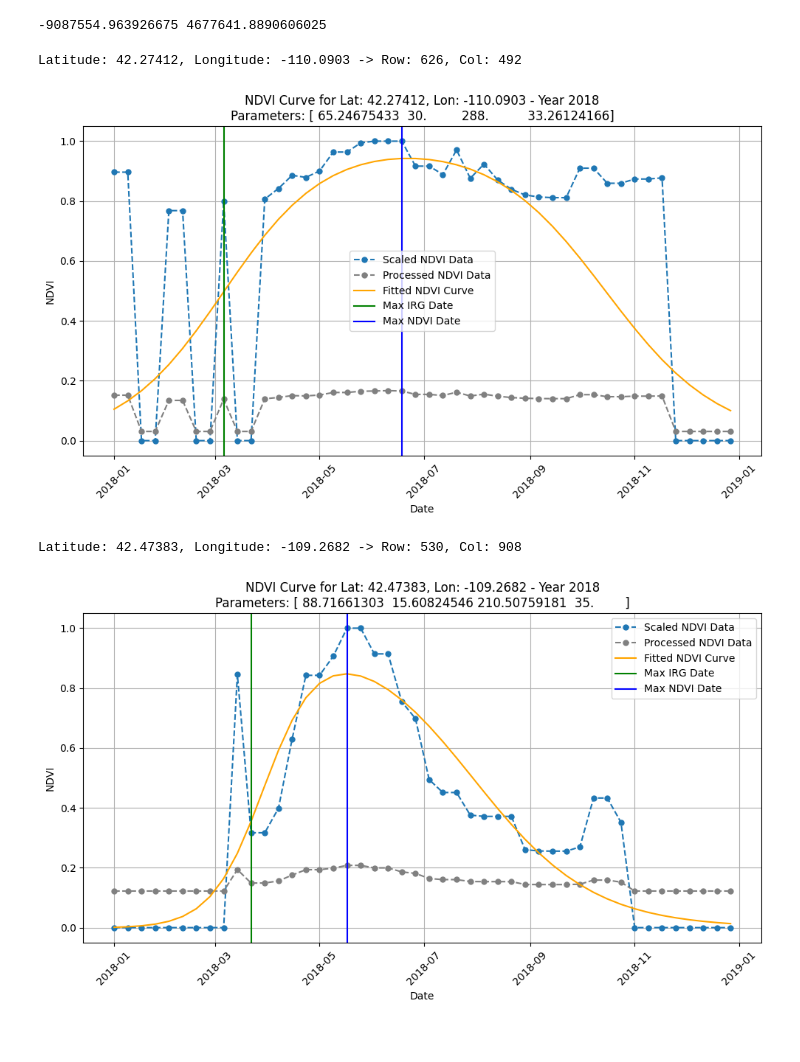
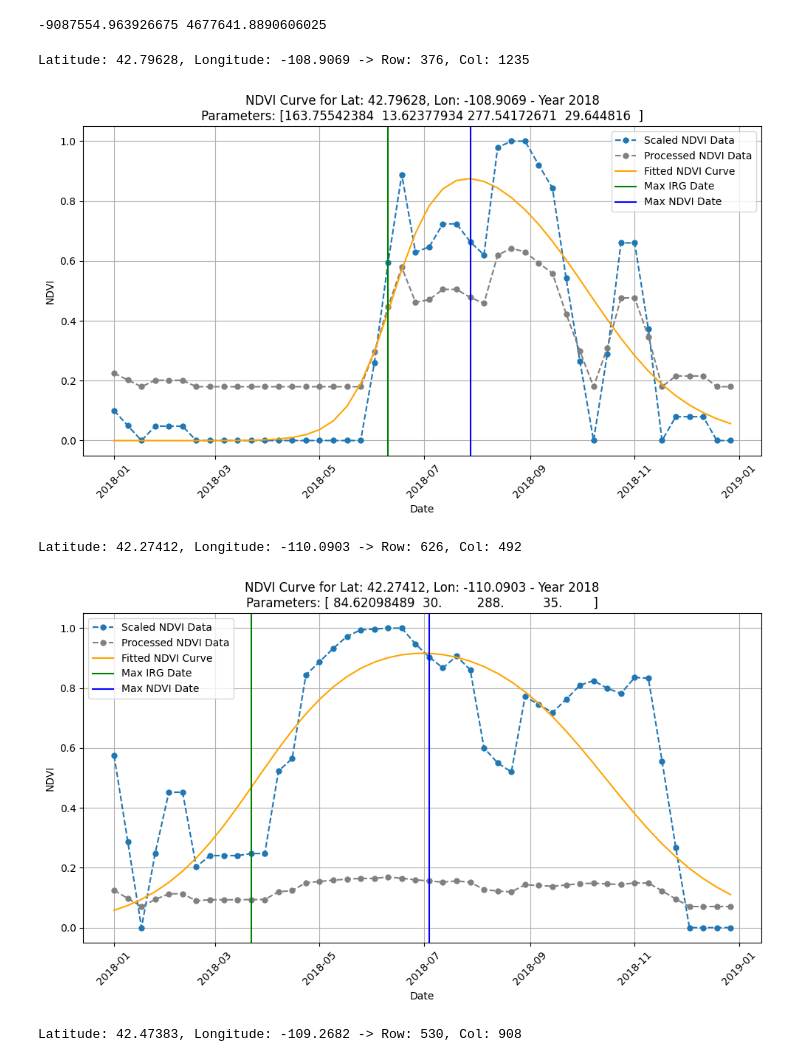
Before and after one commit to tlasharr/DroughtSurfing, a Jupyter notebook: RemoteSensingProcessing/2_Fit_DLC_NDVI_JN_tmp.ipynb, the cells around one changed output. Cells and saved outputs as stored; diff of their text form; code cells hidden in the pictures.

Commit message:
Fitting curves with updated NDVI data

```diff
--- a/RemoteSensingProcessing/2_Fit_DLC_NDVI_JN_tmp.ipynb
+++ b/RemoteSensingProcessing/2_Fit_DLC_NDVI_JN_tmp.ipynb
@@ -303,8 +204,6 @@ print(x, y)
 # %% [output]
 -9087554.963926675 4677641.8890606025
 # %%
-from rasterio.transform import rowcol
-
 # Function to calculate fitted NDVI values for specific dates
 def calculate_fitted_ndvi(dlc_params, time_points):
     return dlc_model(time_points, *dlc_params)
@@ -369,36 +268,45 @@ def plot_ndvi_latlon(dlc_results, stacked_data, scaled_data, dates, lat, lon, tr
                 ax[i].axvline(max_ndvi_date, color='blue', linestyle='-', label="Max NDVI Date")
         else:
             ax[i].set_title(f"NDVI Curve for Lat: {lat}, Lon: {lon} - Year {year} (No Fit)")
 
         # Formatting
         ax[i].set_xlabel("Date")
         ax[i].set_ylabel("NDVI")
         ax[i].legend()
         ax[i].grid(True)
         ax[i].tick_params(axis='x', rotation=45)
 
     plt.tight_layout()
     plt.show()
 
 
 ## Some weird places in WY that were different than jerod's code
 # -110.0903 42.23412
 # -109.2682 42.47383
 
+latitude =  42.79628  # Replace with your latitude
+longitude = -108.9069  # Replace with your longitude
+transform = native_transform  # Use the transform from your mosaic
+
+# Plot NDVI for the given latitude and longitude
+plot_ndvi_latlon(dlc_results, smoothed_data, scaled_data, dates, latitude, longitude, transform, years)
+
+
 latitude =  42.27412  # Replace with your latitude
 longitude = -110.0903  # Replace with your longitude
 transform = native_transform  # Use the transform from your mosaic
 
 # Plot NDVI for the given latitude and longitude
-plot_ndvi_latlon(dlc_results, stacked_data, scaled_data, dates, latitude, longitude, transform, years)
+plot_ndvi_latlon(dlc_results, smoothed_data, scaled_data, dates, latitude, longitude, transform, years)
 
 latitude = 42.47383  # Replace with your latitude
 longitude = -109.2682  # Replace with your longitude
 
 # Plot NDVI for the given latitude and longitude
-plot_ndvi_latlon(dlc_results, stacked_data, scaled_data, dates, latitude, longitude, transform, years)
+plot_ndvi_latlon(dlc_results, smoothed_data, scaled_data, dates, latitude, longitude, transform, years)
 # %% [output]
-Latitude: 42.27412, Longitude: -110.0903 -> Row: 626, Col: 492
+Latitude: 42.79628, Longitude: -108.9069 -> Row: 376, Col: 1235
-[figure, old version]
+[figure, new version]
-Latitude: 42.47383, Longitude: -109.2682 -> Row: 530, Col: 908
+Latitude: 42.27412, Longitude: -110.0903 -> Row: 626, Col: 492
-[figure, old version]
+[figure, new version]
+Latitude: 42.47383, Longitude: -109.2682 -> Row: 530, Col: 908
```
Also changed, not shown: parts of 10 cells of this notebook.
